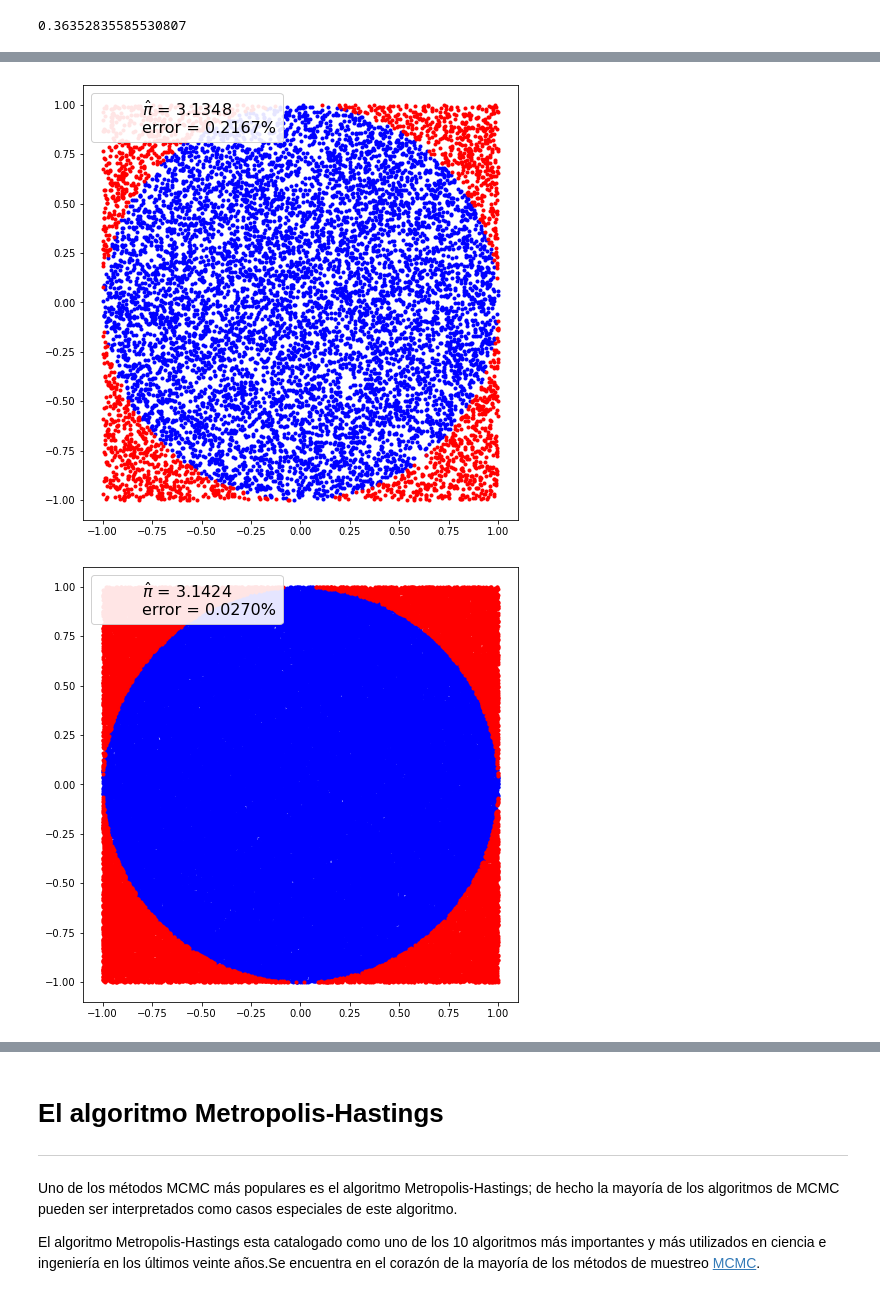
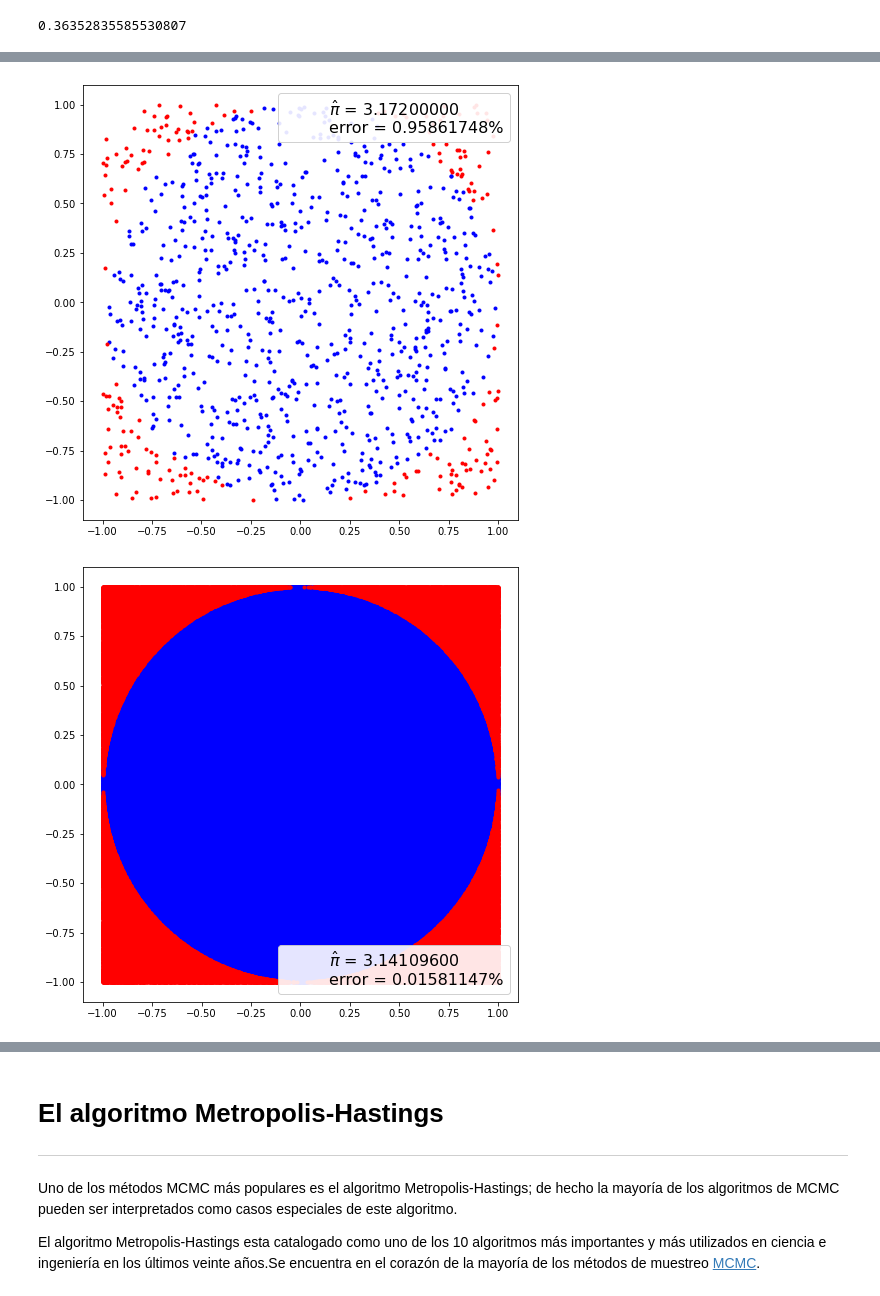
Before and after one commit to jhermosillo/DIPLOMADO_CDP, a Jupyter notebook: 02_Analisis_Estadistico/notebook/4_MonteCarlo.ipynb, the cells around one changed output, grey strips where cells are left out. Drawn from its saved outputs; the diff is of its cells as text; code cells hidden in the pictures.

```diff
--- a/02_Analisis_Estadistico/notebook/4_MonteCarlo.ipynb
+++ b/02_Analisis_Estadistico/notebook/4_MonteCarlo.ipynb
@@ -65,26 +79,26 @@ np.random.seed(1984) # para poder replicar el random
 # %%
 # Ejemplo: Aproximando el valor de pi - área de un círculo de
 # radio = 1.
 
-def mc_pi_aprox(N=10000):
+def mc_pi_aprox(N=1000):
     plt.figure(figsize=(8,8))  # tamaño de la figura
     x, y = np.random.uniform(-1, 1, size=(2, N))
     interior = (x**2 + y**2) <= 1
     pi = interior.sum() * 4 / N
     error = abs((pi - np.pi) / pi) * 100
     exterior = np.invert(interior)
     plt.plot(x[interior], y[interior], 'b.')
     plt.plot(x[exterior], y[exterior], 'r.')
-    plt.plot(0, 0, label='$\hat \pi$ = {:4.4f}\nerror = {:4.4f}%'
+    plt.plot(0, 0, label='$\hat \pi$ = {:4.8f}\nerror = {:4.8f}%'
              .format(pi,error), alpha=0)
     plt.axis('square')
     plt.legend(frameon=True, framealpha=0.9, fontsize=16)
 
 mc_pi_aprox()
 # %% [output]
-[figure, old version]
+[figure, new version]
 # %%
 # con 1000000 experimentos
-mc_pi_aprox(N=100000)
+mc_pi_aprox(N=1000000)
 # %% [output]
-[figure, old version]
+[figure, new version]
```
Also changed, not shown: parts of 54 cells of this notebook, 3 other files.
